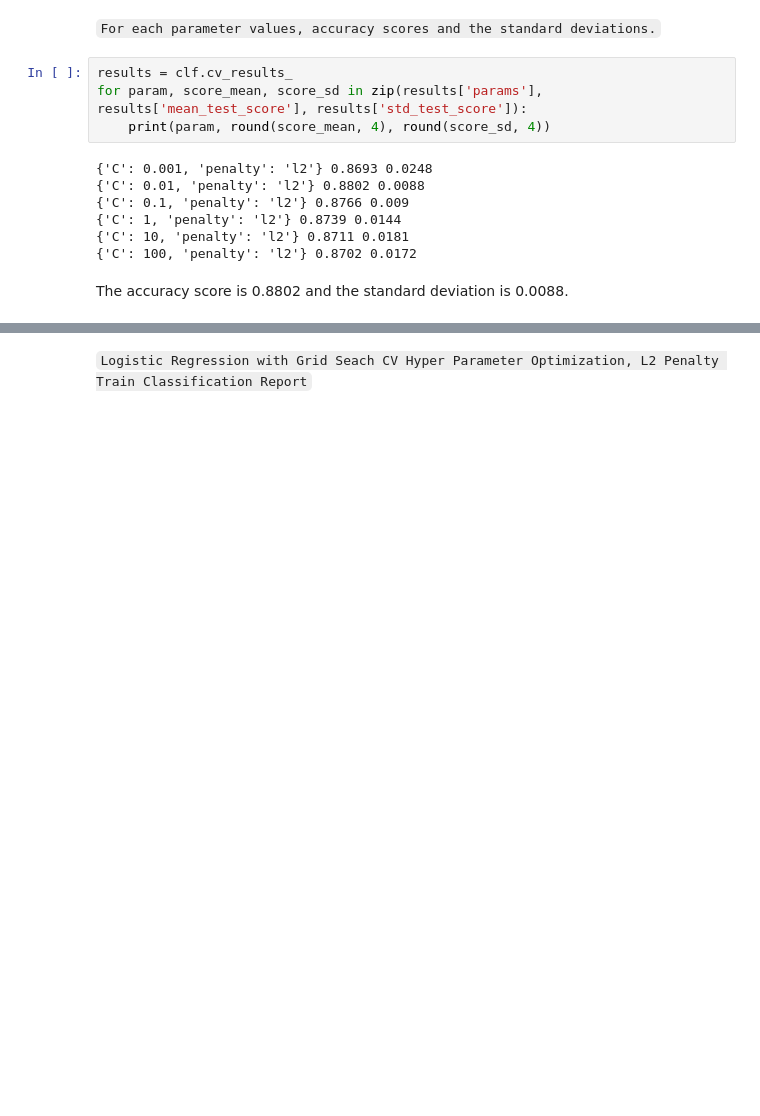
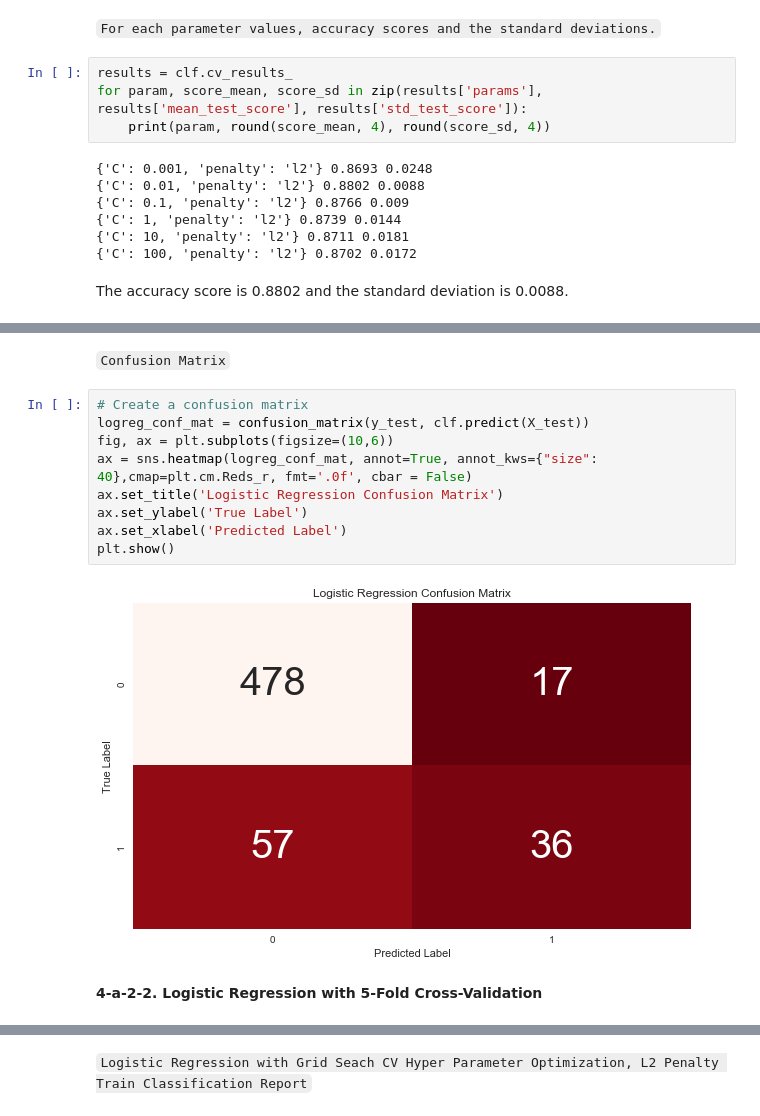
Before and after one commit to ShiningData/Capstone_Project-IBM_HR_Analytics, a Jupyter notebook: HR Analytics Employee Attrition and Performance.ipynb, the cells around one changed output, grey strips where cells are left out. Drawn from its saved outputs; the diff is of its cells as text; blank space fills up the shorter version.

```diff
--- a/HR Analytics Employee Attrition and Performance.ipynb
+++ b/HR Analytics Employee Attrition and Performance.ipynb
@@ -1656,0 +1871,15 @@ The accuracy score is 0.8802 and the standard deviation is 0.0088.
+# %% [markdown]
+`Confusion Matrix`
+# %%
+# Create a confusion matrix
+logreg_conf_mat = confusion_matrix(y_test, clf.predict(X_test))
+fig, ax = plt.subplots(figsize=(10,6))
+ax = sns.heatmap(logreg_conf_mat, annot=True, annot_kws={"size": 40},cmap=plt.cm.Reds_r, fmt='.0f', cbar = False)
+ax.set_title('Logistic Regression Confusion Matrix')
+ax.set_ylabel('True Label')
+ax.set_xlabel('Predicted Label')
+plt.show()
+# %% [output]
+[figure, added]
+# %% [markdown]
+**4-a-2-2. Logistic Regression with 5-Fold Cross-Validation**
```
Also changed, not shown: parts of 113 cells of this notebook, 2 other files.
